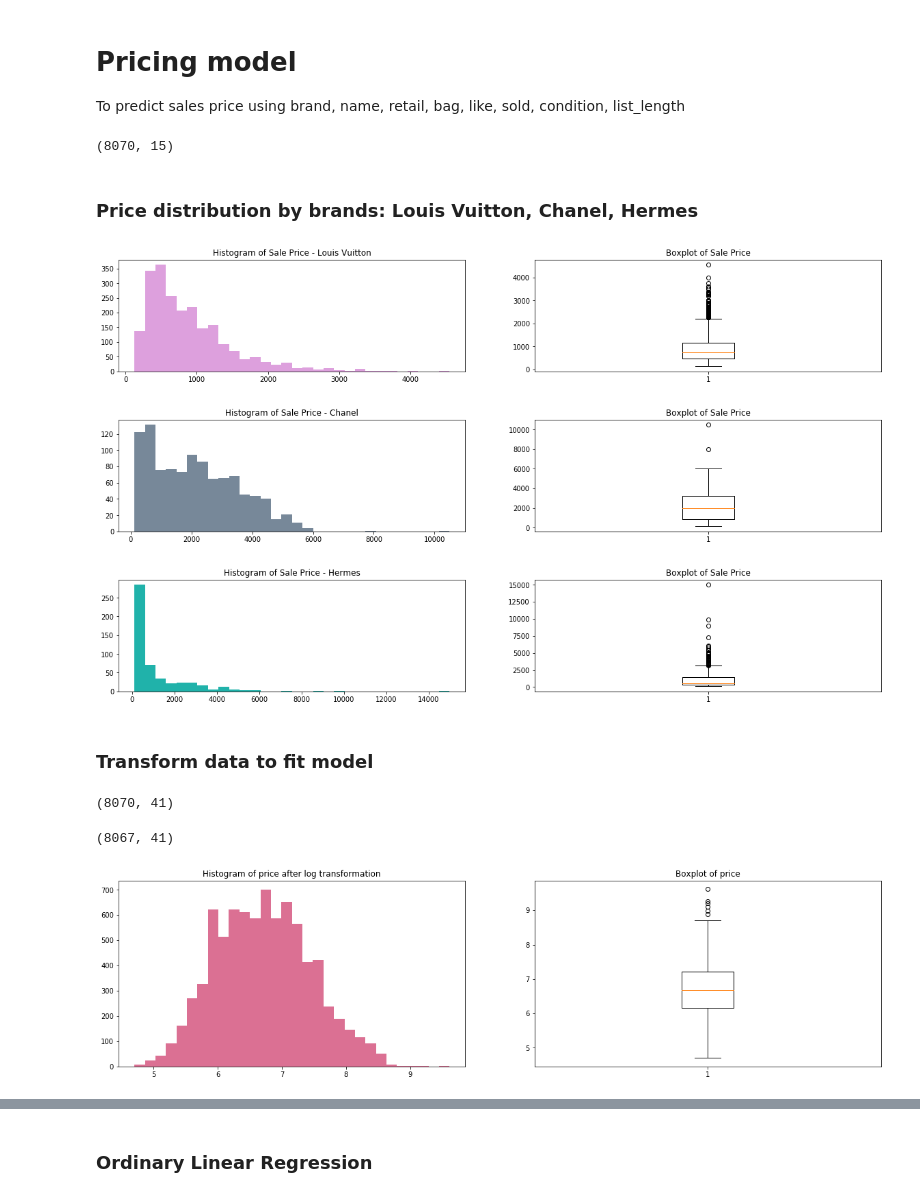
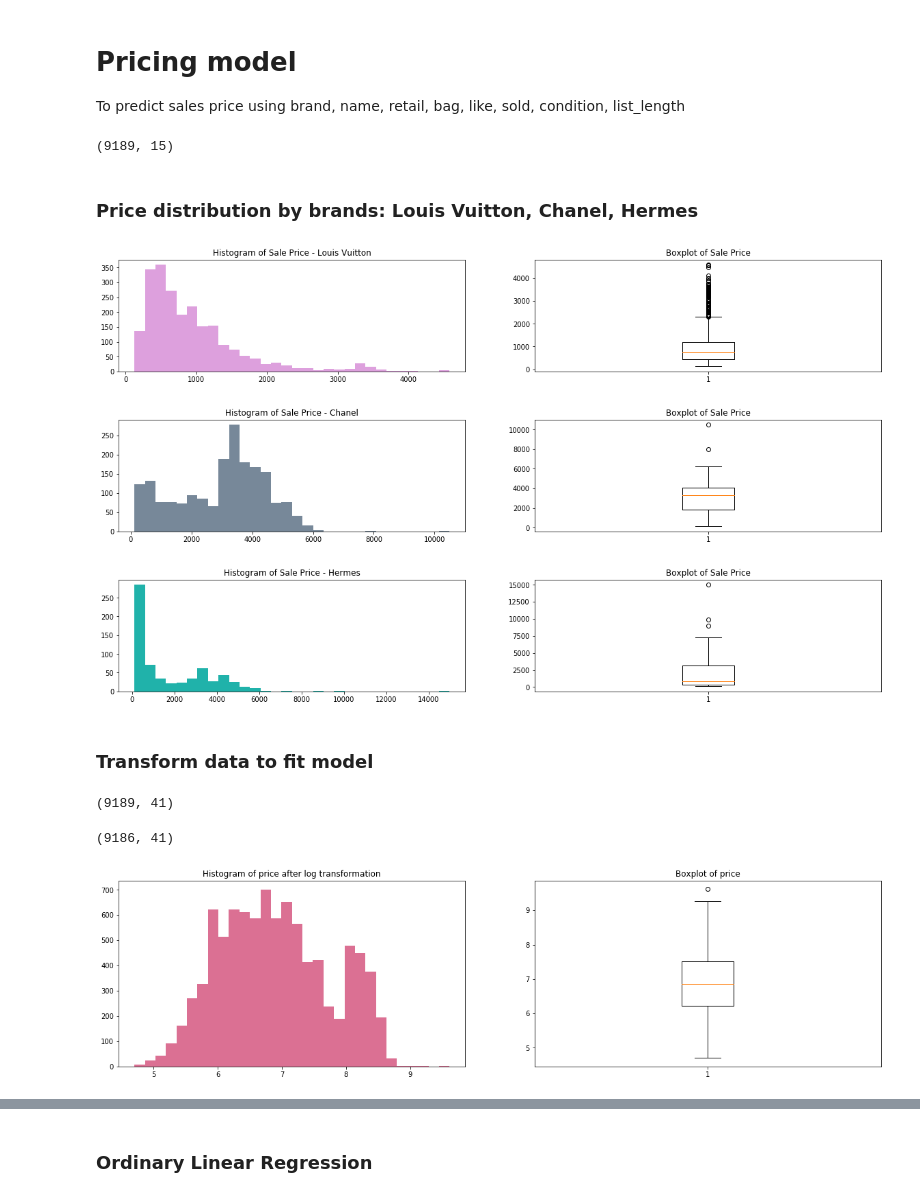
Before and after one commit to dw357/upon, a Jupyter notebook: fashionphile_dw.ipynb, the cells around one changed output, grey strips where cells are left out. Drawn from its saved outputs; the diff is of its cells as text; code cells hidden in the pictures.

```diff
--- a/fashionphile_dw.ipynb
+++ b/fashionphile_dw.ipynb
@@ -18,7 +19,7 @@ import math
 %matplotlib inline
 # %%
 # import data
-df = pd.read_csv('data.csv')
+df = pd.read_csv('data2.csv')
 df.head(n = 3)
 # %% [output]
 |  | id | name | brand | url | price | retail | original | buyback | bag | like | sold | ... |
@@ -339,7 +341,7 @@ df_price = df_price[df_price['price'].notnull()]
 df_price_retail = df_price[df_price['retail'].notnull()].copy()
 df_price_retail.shape
 # %% [output]
-(8070, 15)
+(9189, 15)
 # %% [markdown]
 ### Price distribution by brands: Louis Vuitton, Chanel, Hermes
 # %%
@@ -376,9 +378,9 @@ ax1.set_title("Histogram of Sale Price - Hermes")
 ax2.set_title("Boxplot of Sale Price")
 plt.show()
 # %% [output]
-[figure, old version]
+[figure, new version]
-[figure, old version]
+[figure, new version]
-[figure, old version]
+[figure, new version]
 # %% [markdown]
 ### Transform data to fit model
 # %%
@@ -400,37 +402,38 @@ df_price_retail_dummy = pd.concat([df_price_retail.retail.str.replace(',', '').a
                                    df_price_retail.price.astype(float).apply(np.log)], axis = 1)
 df_price_retail_dummy.shape
 # %% [output]
-(8070, 41)
+(9189, 41)
 # %%
 df_price_retail_dummy = df_price_retail_dummy[df_price_retail_dummy['retail']!=-np.inf]
 df_price_retail_dummy.shape
 # %% [output]
-(8067, 41)
+(9186, 41)
 # %%
 # training and testing datasets
 x = df_price_retail_dummy.drop(['price'], axis = 1)
 y = df_price_retail_dummy['price']
 
 fig, (ax1,ax2) = plt.subplots(1, 2, figsize=(20, 5))
 ax1.hist(y, bins=30, color='palevioletred')
 ax2.boxplot(y)
 ax1.set_title("Histogram of price after log transformation")
 ax2.set_title("Boxplot of price")
 plt.show()
 
 # standardize
 x_temp = x.values #returns a numpy array
-min_max_scaler = preprocessing.MinMaxScaler()
+# min_max_scaler = preprocessing.MinMaxScaler()
+min_max_scaler = preprocessing.RobustScaler()
 x_scaled = min_max_scaler.fit_transform(x_temp)
 x = pd.DataFrame(x_scaled, columns=x.columns.values)
 
 x_train = x[:6000]
 y_train = y[:6000]
 
 x_test = x[6000:]
 y_test = y[6000:]
 # %% [output]
-[figure, old version]
+[figure, new version]
 # %%
 x.head() ## retail is log trasformed, all values standardized [0,1]
 # %% [output]
```
Also changed, not shown: parts of 34 cells of this notebook.
